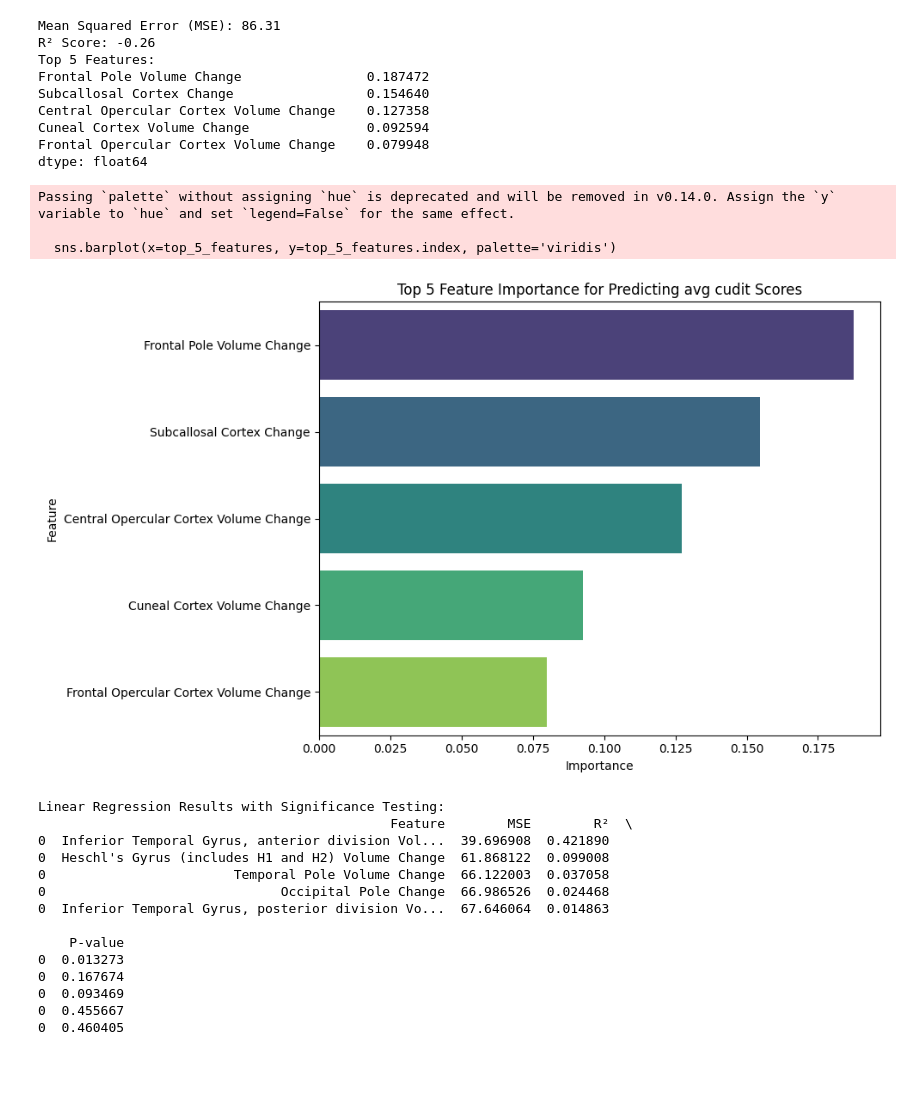
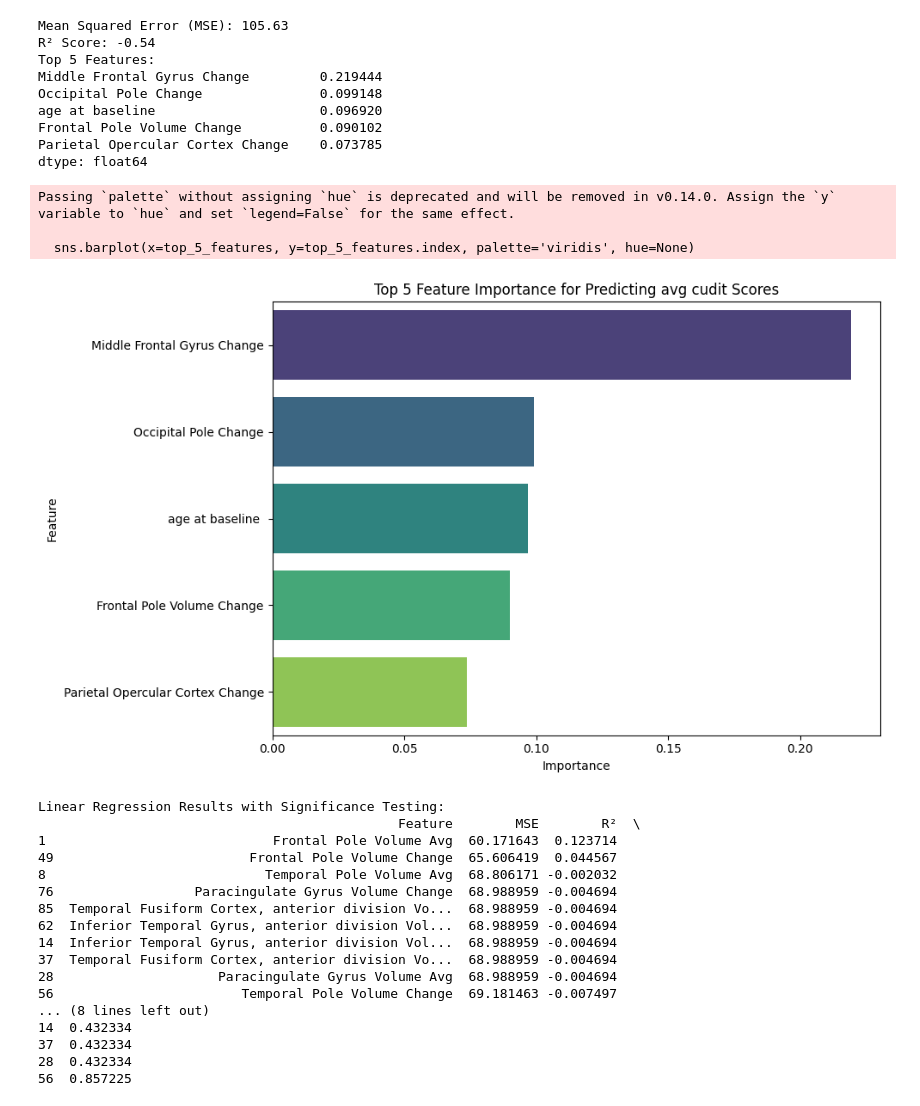
Before and after one commit to maymay-wa/BrainResearch, a Jupyter notebook: 2. Data Analysis.ipynb, the cells around one changed output. Drawn from its saved outputs; the diff is of its cells as text; code cells hidden in the pictures; blank space fills up the shorter version.

```diff
--- a/2. Data Analysis.ipynb
+++ b/2. Data Analysis.ipynb
@@ -31,7 +33,7 @@ for col in categorical_cols:
 # Remove other CUDIT columns from the features
 # Exclude columns related to CUDIT scores from features
 columns_to_exclude = [
-    'avg cudit', 'cudit total baseline', 'cudit total follow-up',
+    'gender', 'avg cudit', 'cudit total baseline', 'cudit total follow-up',
     'audit total baseline', 'audit total follow-up', 'participant_id',
     'group', 'age at onset first CB use', 'age at onset frequent CB use'
 ]
@@ -50,43 +52,43 @@ gbr.fit(X_train, y_train)
 
 # Predict and evaluate
 y_pred = gbr.predict(X_test)
 mse = mean_squared_error(y_test, y_pred)
 r2 = r2_score(y_test, y_pred)
 
 # Print evaluation metrics
 print(f"Mean Squared Error (MSE): {mse:.2f}")
 print(f"R² Score: {r2:.2f}")
 
 # Feature Importance
 feature_importances = pd.Series(gbr.feature_importances_, index=X.columns).sort_values(ascending=False)
 
 # Display the top 5 most important features
 top_5_features = feature_importances.head(5)
 print("Top 5 Features:")
 print(top_5_features)
 
 # Visualize Top 5 Feature Importance
 plt.figure(figsize=(10, 6))
-sns.barplot(x=top_5_features, y=top_5_features.index, palette='viridis')
+sns.barplot(x=top_5_features, y=top_5_features.index, palette='viridis', hue=None)
 plt.title('Top 5 Feature Importance for Predicting avg cudit Scores')
 plt.xlabel('Importance')
 plt.ylabel('Feature')
 plt.tight_layout()
 plt.show()
 # %% [output]
-Mean Squared Error (MSE): 86.31
-R² Score: -0.26
+Mean Squared Error (MSE): 105.63
+R² Score: -0.54
 Top 5 Features:
-Frontal Pole Volume Change                0.187472
-Subcallosal Cortex Change                 0.154640
-Central Opercular Cortex Volume Change    0.127358
-Cuneal Cortex Volume Change               0.092594
-Frontal Opercular Cortex Volume Change    0.079948
+Middle Frontal Gyrus Change         0.219444
+Occipital Pole Change               0.099148
+age at baseline                     0.096920
+Frontal Pole Volume Change          0.090102
+Parietal Opercular Cortex Change    0.073785
 dtype: float64
 Passing `palette` without assigning `hue` is deprecated and will be removed in v0.14.0. Assign the `y` variable to `hue` and set `legend=False` for the same effect.
 
-  sns.barplot(x=top_5_features, y=top_5_features.index, palette='viridis')
+  sns.barplot(x=top_5_features, y=top_5_features.index, palette='viridis', hue=None)
-[figure, old version]
+[figure, new version]
 # %%
 # Load the data
 file_path = 'participants_with_changes.xlsx'  # Ensure this file is in the working directory
@@ -102,12 +104,6 @@ df_encoded = df.copy()
 for col in categorical_cols:
     df_encoded[col] = df_encoded[col].astype('category').cat.codes
 
-# Exclude columns related to CUDIT scores from features
-columns_to_exclude = [
-    'avg cudit', 'cudit total baseline', 'cudit total follow-up',
-    'audit total baseline', 'audit total follow-up', 'participant_id',
-    'group', 'age at onset first CB use', 'age at onset frequent CB use'
-]
 X = df_encoded.drop(columns=columns_to_exclude, errors='ignore')
 y = df_encoded['avg cudit']
 
@@ -138,35 +134,40 @@ for feature in X_imputed.columns:
     # Use statsmodels for significance testing
     X_feature_with_const = sm.add_constant(X_feature)  # Add intercept
     ols_model = sm.OLS(y, X_feature_with_const).fit()
-    p_value = ols_model.pvalues[1]  # Get the p-value for the feature (excluding the constant)
+    if len(ols_model.pvalues) > 1:  # Ensure the p-value for the feature exists
+        p_value = ols_model.pvalues.iloc[1]
+    else:
+        p_value = np.nan
 
-    # Store the results
-    results = pd.concat([
-        results,
-        pd.DataFrame({'Feature': [feature], 'MSE': [mse], 'R²': [r2], 'P-value': [p_value]})
-    ])
+    new_row = pd.DataFrame({'Feature': [feature], 'MSE': [mse], 'R²': [r2], 'P-value': [p_value]})
+    # Check if the new_row is valid before concatenating
+    if not new_row.isna().all(axis=None) and not new_row.empty:
+        results = pd.concat([results, new_row], ignore_index=True)
 
 # Sort the results by R² in descending order
 results = results.sort_values(by='R²', ascending=False)
 
 # Display the results
 print("Linear Regression Results with Significance Testing:")
-print(results.head())
+print(results.head(10))
 
 # Save results to Excel if needed
 results.to_excel('linear_regression_with_significance.xlsx', index=False)
 # %% [output]
 Linear Regression Results with Significance Testing:
-                                             Feature        MSE        R²  \
-0  Inferior Temporal Gyrus, anterior division Vol...  39.696908  0.421890
-0  Heschl's Gyrus (includes H1 and H2) Volume Change  61.868122  0.099008
-0                        Temporal Pole Volume Change  66.122003  0.037058
-0                              Occipital Pole Change  66.986526  0.024468
-0  Inferior Temporal Gyrus, posterior division Vo...  67.646064  0.014863
-
-    P-value
-0  0.013273
-0  0.167674
-0  0.093469
-0  0.455667
-0  0.460405
+                                              Feature        MSE        R²  \
+1                             Frontal Pole Volume Avg  60.171643  0.123714
+49                         Frontal Pole Volume Change  65.606419  0.044567
+8                            Temporal Pole Volume Avg  68.806171 -0.002032
+76                  Paracingulate Gyrus Volume Change  68.988959 -0.004694
+85  Temporal Fusiform Cortex, anterior division Vo...  68.988959 -0.004694
+62  Inferior Temporal Gyrus, anterior division Vol...  68.988959 -0.004694
+14  Inferior Temporal Gyrus, anterior division Vol...  68.988959 -0.004694
+37  Temporal Fusiform Cortex, anterior division Vo...  68.988959 -0.004694
+28                     Paracingulate Gyrus Volume Avg  68.988959 -0.004694
+56                        Temporal Pole Volume Change  69.181463 -0.007497
+... (8 lines left out)
+14  0.432334
+37  0.432334
+28  0.432334
+56  0.857225
```
Also changed, not shown: parts of 1 cell of this notebook, 3 other files.
